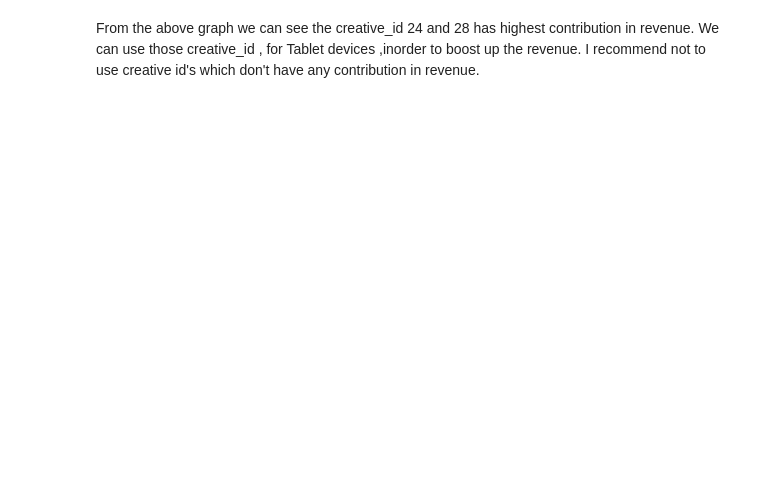
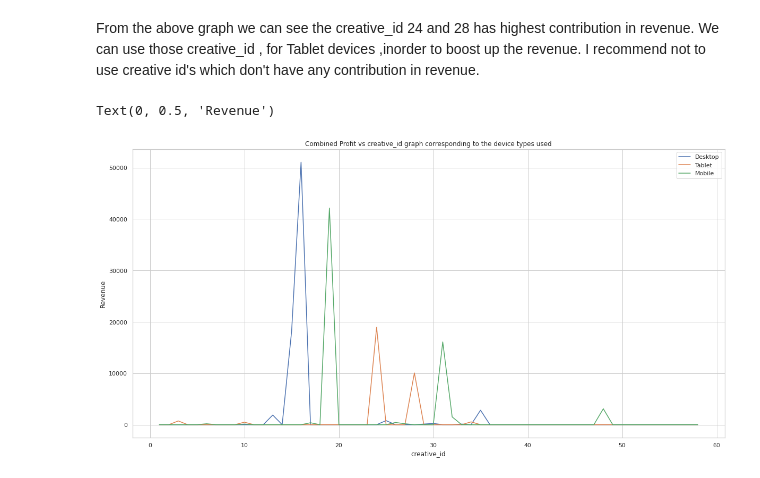
Before and after one commit to pawan070bct27/Data_Analysis, a Jupyter notebook: Data_Month3_updated.ipynb, the cells around one changed output. Saved outputs shown, nothing was run; the diff lists cells and outputs as text; code cells hidden in the pictures; blank space fills up the shorter version.

```diff
--- a/Data_Month3_updated.ipynb
+++ b/Data_Month3_updated.ipynb
@@ -1276,10 +1318,13 @@ From the above graph we can see the creative_id 24 and 28 has highest contributi
 # %%
 #Visualization
 plt.figure(figsize=(20,10))
 plt.plot(Desktop_creative['creative_id'], Desktop_creative['Revenue'] , label = 'Desktop')
 plt.plot(Tablet_creative['creative_id'], Tablet_creative['Revenue'] , label = 'Tablet')
 plt.plot(Mobile_Creative['creative_id'], Mobile_Creative['Revenue'] , label = 'Mobile')
 plt.legend()
 plt.title('Combined Profit vs creative_id graph corresponding to the device types used')
 plt.xlabel('creative_id')
-plt.ylabel('Profit')
+plt.ylabel('Revenue')
+# %% [output]
+Text(0, 0.5, 'Revenue')
+[figure, added]
```
Also changed, not shown: parts of 19 cells of this notebook.
